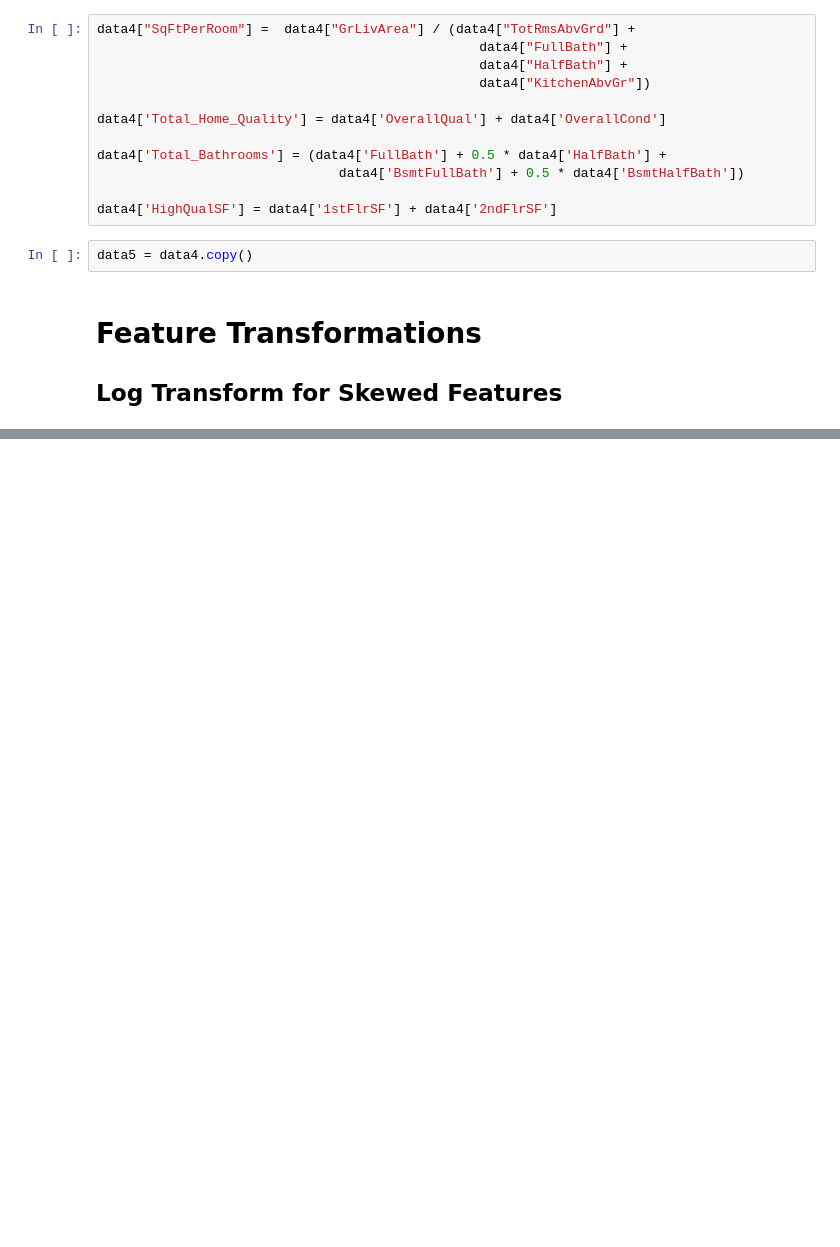
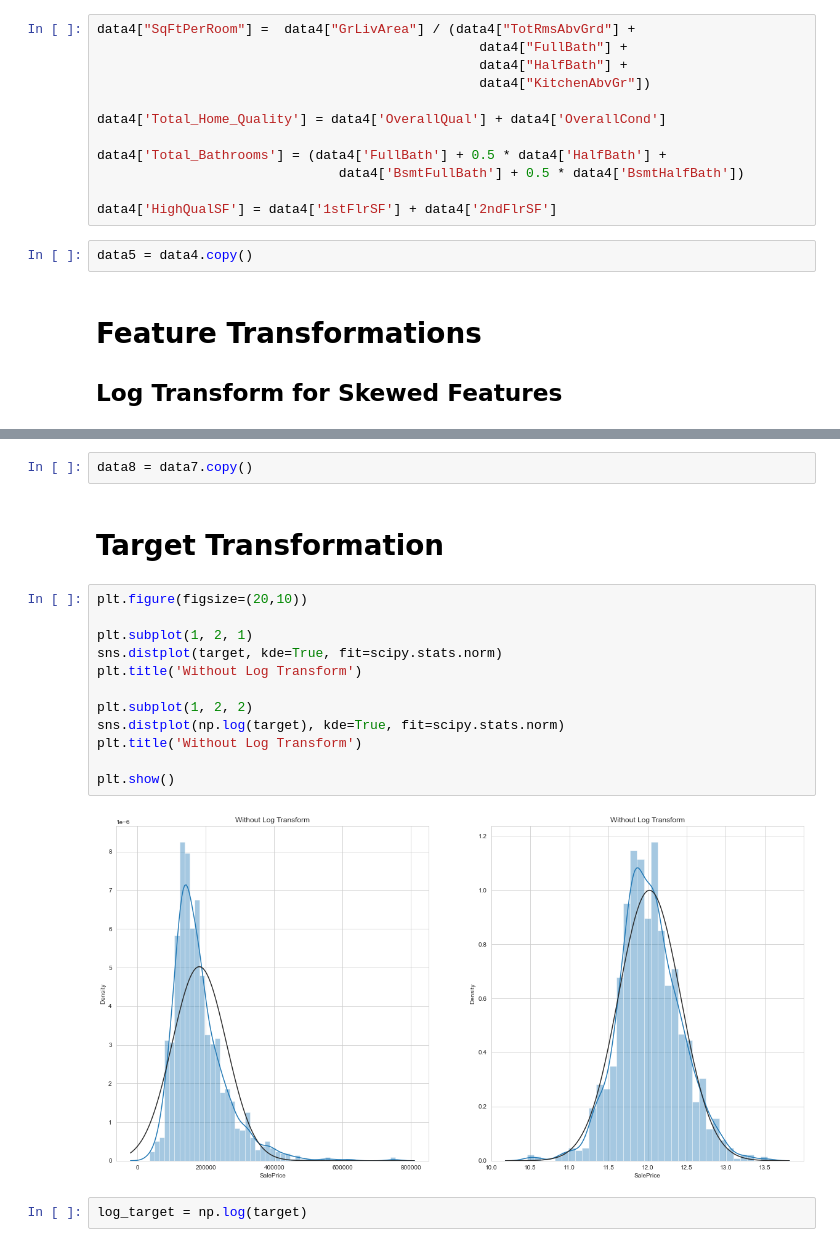
Before and after one commit to LinyiGuo96/Boston_House_Prices, a Jupyter notebook: Repeat_top_10.ipynb, the cells around one changed output, grey strips where cells are left out. Saved outputs shown, nothing was run; the diff lists cells and outputs as text; blank space fills up the shorter version.

Commit message:
update top_10 copy

```diff
--- a/Repeat_top_10.ipynb
+++ b/Repeat_top_10.ipynb
@@ -293,0 +315,20 @@ skew_df = pd.DataFrame(data5.select_dtypes(np.number).columns, columns=['Feature
+# %%
+data8 = data7.copy()
+# %% [markdown]
+# Target Transformation
+# %%
+plt.figure(figsize=(20,10))
+
+plt.subplot(1, 2, 1)
+sns.distplot(target, kde=True, fit=scipy.stats.norm)
+plt.title('Without Log Transform')
+
+plt.subplot(1, 2, 2)
+sns.distplot(np.log(target), kde=True, fit=scipy.stats.norm)
+plt.title('Without Log Transform')
+
+plt.show()
+# %% [output]
+[figure, added]
+# %%
+log_target = np.log(target)
```
Also changed, not shown: parts of 19 cells of this notebook.
